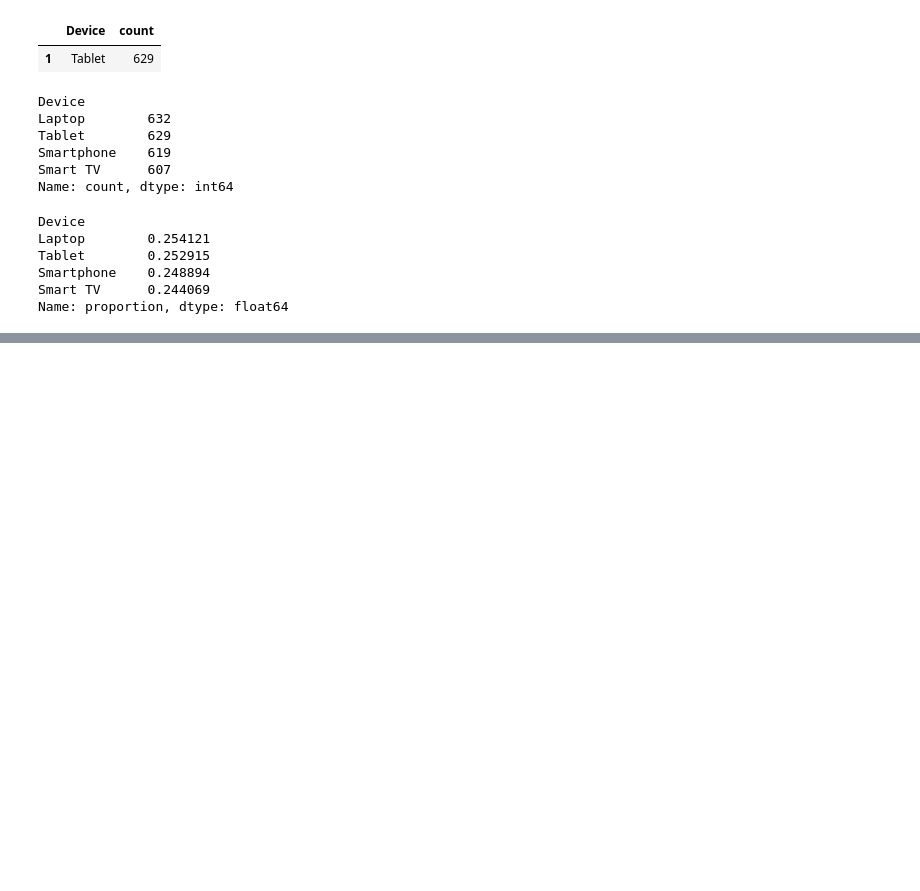
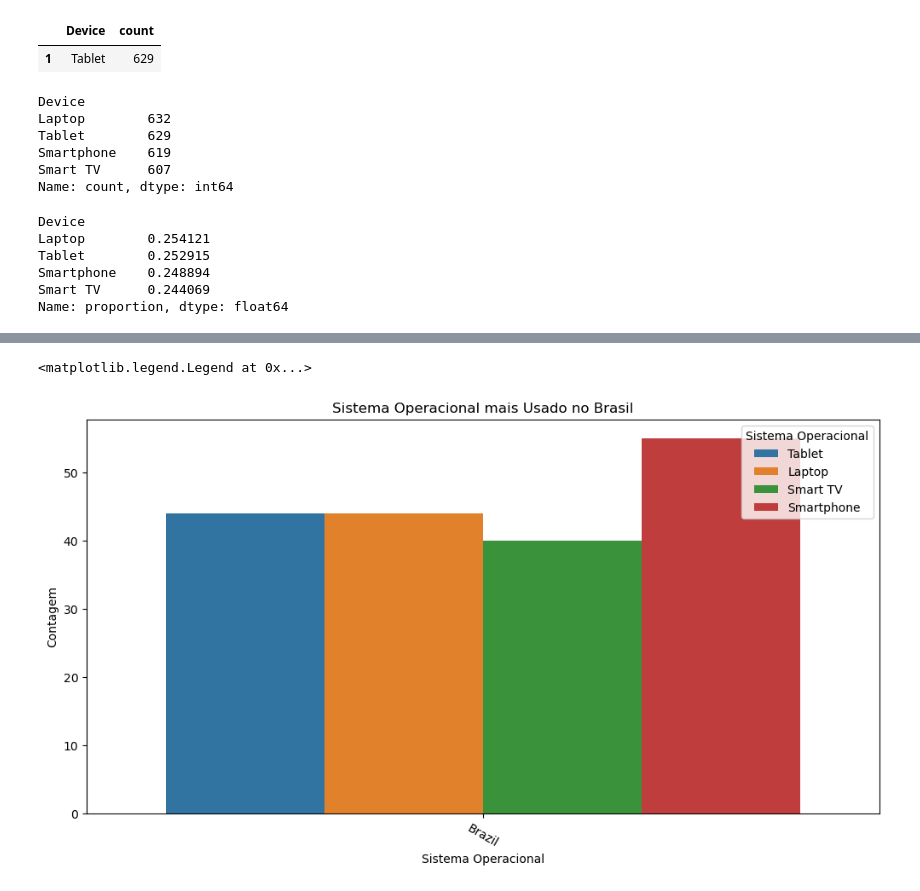
Before and after one commit to reprograma/on26-python-s14-analise-de-dados, a Jupyter notebook: material/aula_s14_parte1.ipynb, the cells around one changed output, grey strips where cells are left out. Saved outputs shown, nothing was run; the diff lists cells and outputs as text; code cells hidden in the pictures; blank space fills up the shorter version.

```diff
--- a/material/aula_s14_parte1.ipynb
+++ b/material/aula_s14_parte1.ipynb
@@ -588,0 +610,26 @@ Name: proportion, dtype: float64
+# %%
+# 2. No Brasil, qual é o sistema operacional mais utilizado?
+
+df_netflixbrasil = df_netflix.loc[df_netflix['Country'] == "Brazil"]
+
+# definir tamanho da figura
+plt.figure(figsize=(12, 6))
+
+# instanciar o tipo de plotagem, no caso, um countplot usando x como o sistema operacional com tonalidades das barras definidas pelo grupo de idade
+sns.countplot(data = df_netflixbrasil,
+              x = 'Country',
+              hue = 'Device')
+
+# definir texto do título e eixos x e y
+plt.title('Sistema Operacional mais Usado no Brasil')
+plt.xlabel('Sistema Operacional')
+plt.ylabel('Contagem')
+
+# como o texto do eixo x é longo, podemos rotacioná-lo para melhorar a visualização
+plt.xticks(rotation=330)
+
+# plotar e definir texto da legenda
+plt.legend(title = 'Sistema Operacional')
+# %% [output]
+<matplotlib.legend.Legend at 0x...>
+[figure, added]
```
Also changed, not shown: parts of 6 cells of this notebook, 6 other files.
